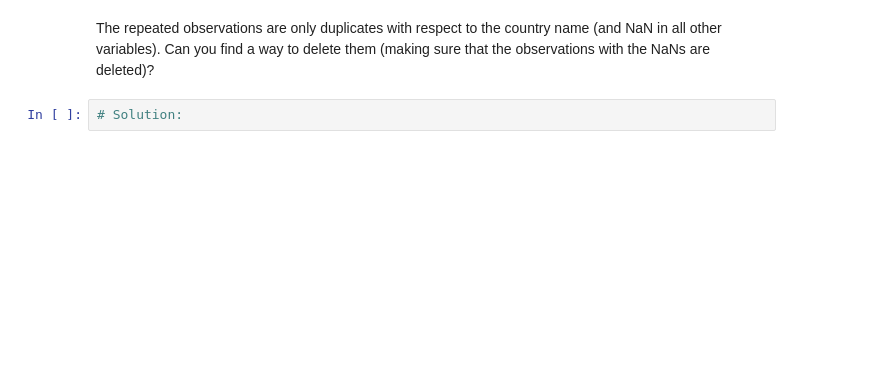
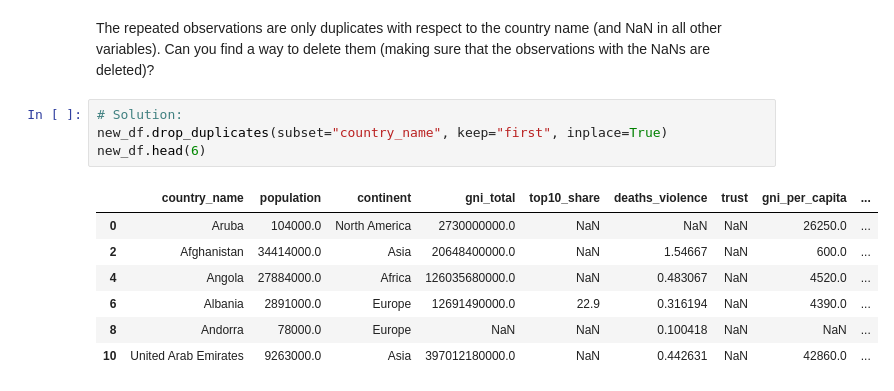
Before and after one commit to rKeller123/Programming-for-Data-Scientists-II, a Jupyter notebook: 2_Exercises/2_2-Exercises.ipynb, the cells around one changed output. Cells and saved outputs as stored; diff of their text form; blank space fills up the shorter version.

```diff
--- a/2_Exercises/2_2-Exercises.ipynb
+++ b/2_Exercises/2_2-Exercises.ipynb
@@ -289,4 +601,14 @@ new_df.head(6)
 # %% [markdown]
 The repeated observations are only duplicates with respect to the country name (and NaN in all other variables). Can you find a way to delete them (making sure that the observations with the NaNs are deleted)?
-# %%
-# Solution:
+# %%
+# Solution:
+new_df.drop_duplicates(subset="country_name", keep="first", inplace=True)
+new_df.head(6)
+# %% [output]
+|  | country_name | population | continent | gni_total | top10_share | deaths_violence | trust | gni_per_capita | ... |
+| 0 | Aruba | 104000.0 | North America | 2730000000.0 | NaN | NaN | NaN | 26250.0 | ... |
+| 2 | Afghanistan | 34414000.0 | Asia | 20648400000.0 | NaN | 1.54667 | NaN | 600.0 | ... |
+| 4 | Angola | 27884000.0 | Africa | 126035680000.0 | NaN | 0.483067 | NaN | 4520.0 | ... |
+| 6 | Albania | 2891000.0 | Europe | 12691490000.0 | 22.9 | 0.316194 | NaN | 4390.0 | ... |
+| 8 | Andorra | 78000.0 | Europe | NaN | NaN | 0.100418 | NaN | NaN | ... |
+| 10 | United Arab Emirates | 9263000.0 | Asia | 397012180000.0 | NaN | 0.442631 | NaN | 42860.0 | ... |
```
Also changed, not shown: parts of 37 cells of this notebook, 1 other file.
